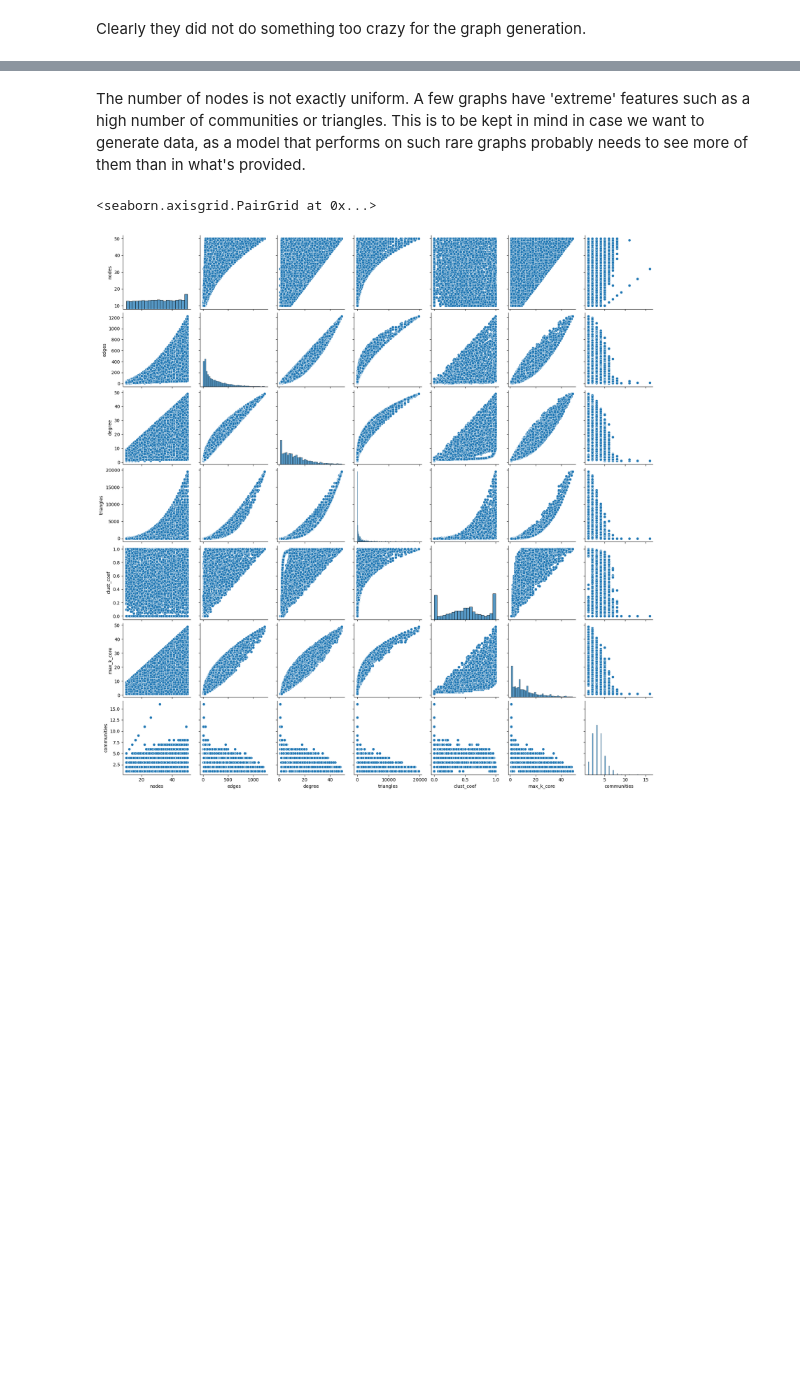
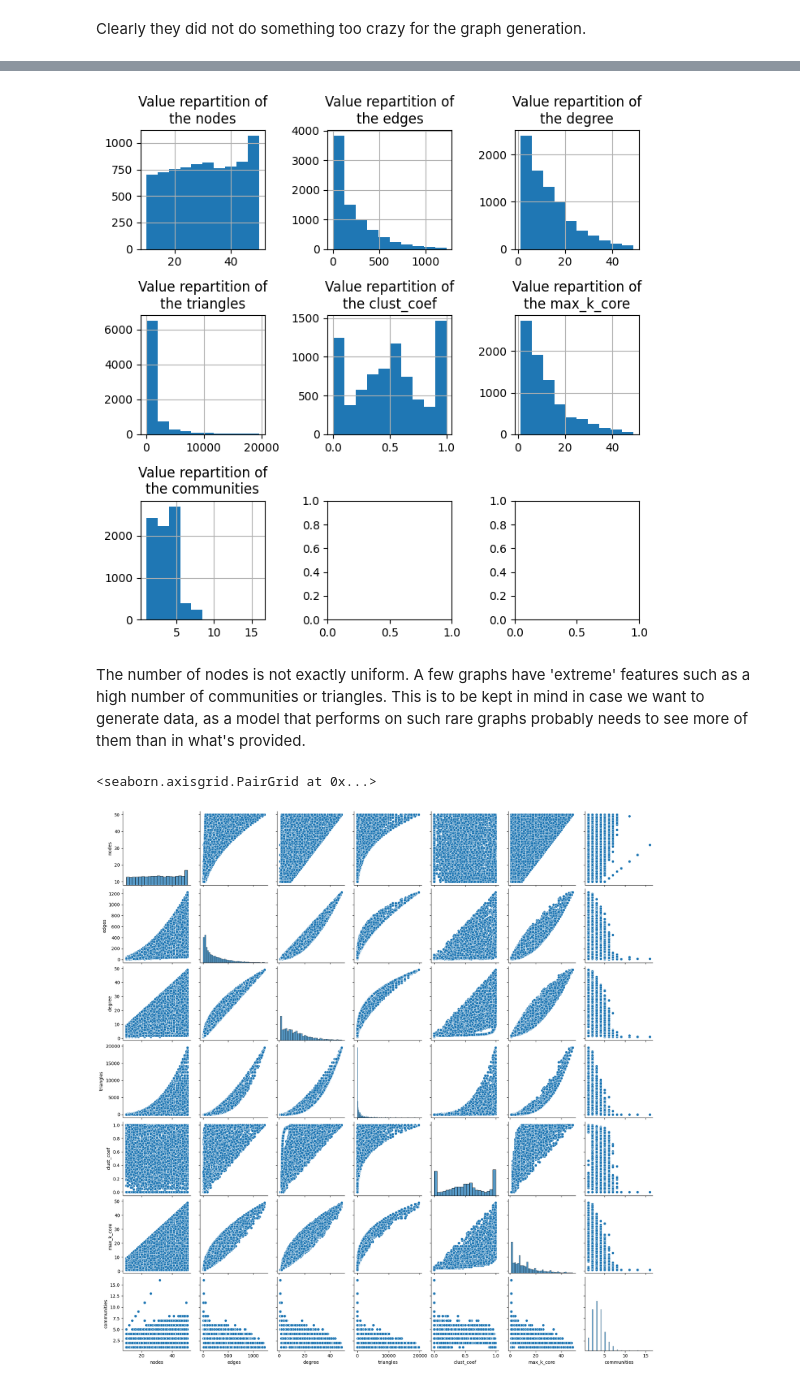
Before and after one commit to go-gle/ALTERGRAD-CGM-22, a Jupyter notebook: data_anylisis.ipynb, the cells around one changed output, grey strips where cells are left out. Cells and saved outputs as stored; diff of their text form; code cells hidden in the pictures; blank space fills up the shorter version.

```diff
--- a/data_anylisis.ipynb
+++ b/data_anylisis.ipynb
@@ -51,8 +58,3 @@ df.describe()
 | max | 50.000000 | 1225.000000 | 49.000000 | 19600.000000 | 1.000000 | 49.000000 | 16.000000 |
 # %% [markdown]
 Clearly they did not do something too crazy for the graph generation.
-# %%
-for feat in df.columns:
-    df[feat].hist()
-    plt.title(f"Value repartition of the {feat}")
-    plt.show()
@@ -67,3 +61,13 @@ for feat in df.columns:
+# %%
+fig, axes = plt.subplots(3, 3, figsize=(7,7))
+for i, feat in enumerate(df_feats.columns):
+    ax = axes[i//3][i%3]
+    df_feats[feat].hist(ax=ax)
+    ax.set_title(f"Value repartition of\nthe {feat}")
+plt.tight_layout()
+plt.show()
+# %% [output]
+[figure, added]
 # %% [markdown]
 The number of nodes is not exactly uniform. A few graphs have 'extreme' features such as a high number of communities or triangles. This is to be kept in mind in case we want to generate data, as a model that performs on such rare graphs probably needs to see more of them than in what's provided.
 # %%
```
Also changed, not shown: parts of 18 cells of this notebook.
